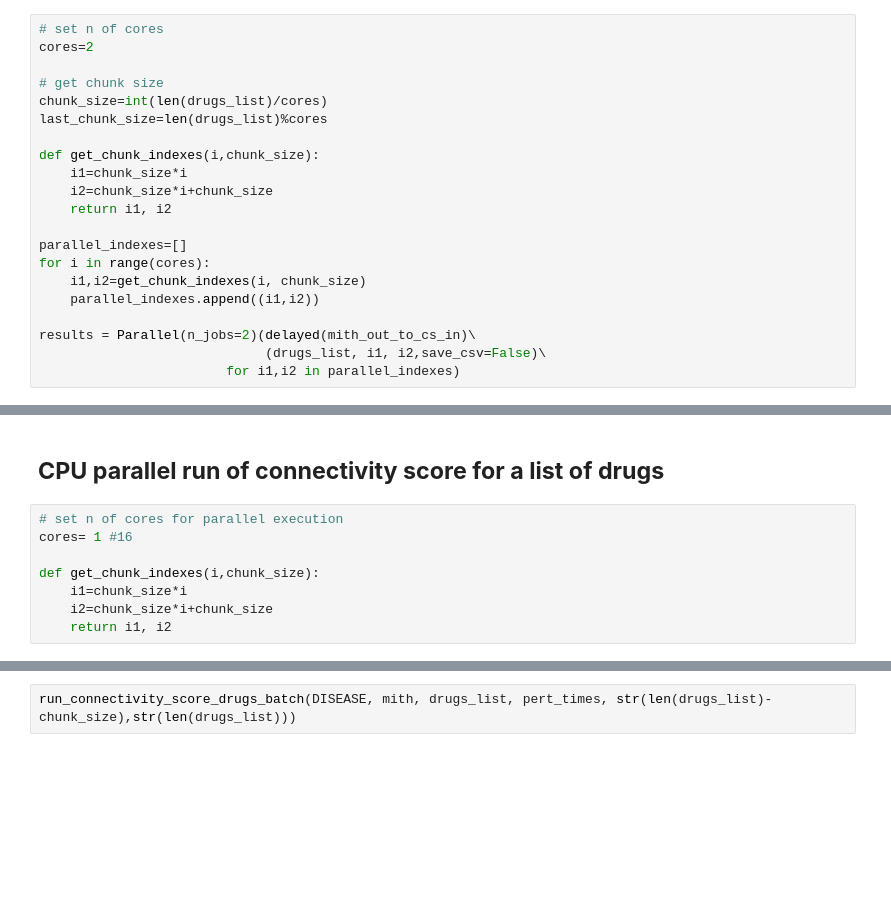
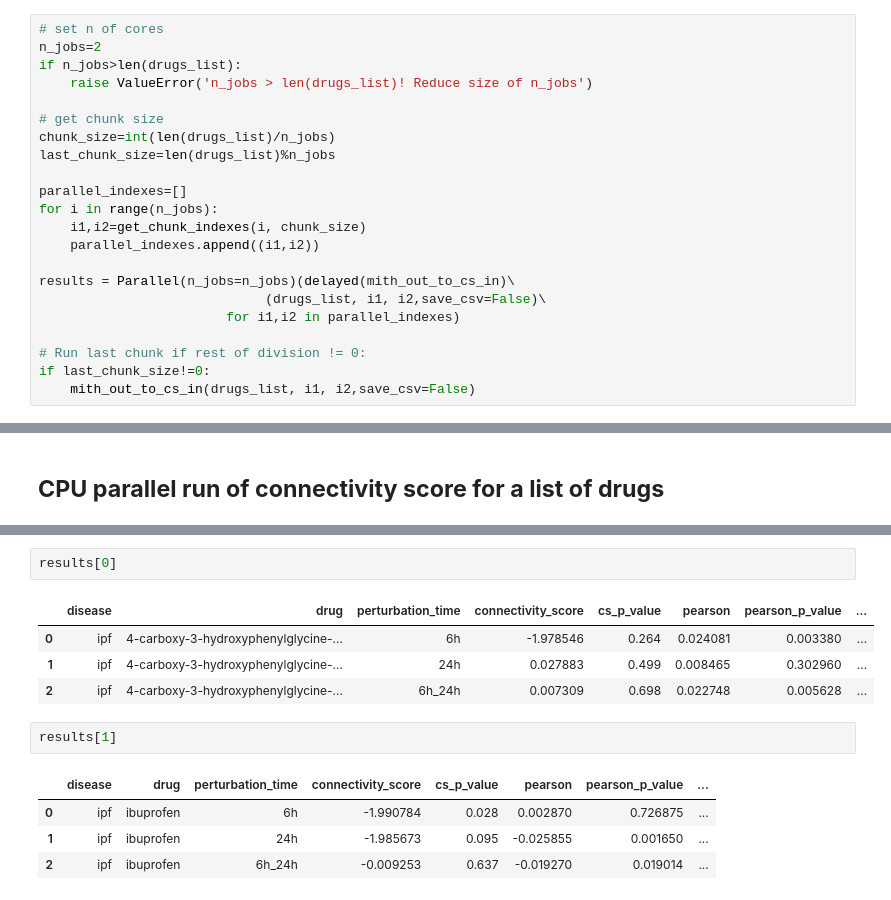
Before and after one commit to knowmics-lab/netcos, a Jupyter notebook: notebooks/NetCos_pipeline.ipynb, the cells around one changed output, grey strips where cells are left out. Cells and saved outputs as stored; diff of their text form; blank space fills up the shorter version.

Commit message:
added parallelization of CS

```diff
--- a/notebooks/NetCos_pipeline.ipynb
+++ b/notebooks/NetCos_pipeline.ipynb
@@ -421,22 +421,23 @@ time elapsed: 15.563587665557861
 ### Parallel run:
 # %%
 # set n of cores
-cores=2
+n_jobs=2
+if n_jobs>len(drugs_list):
+    raise ValueError('n_jobs > len(drugs_list)! Reduce size of n_jobs')
 
 # get chunk size
-chunk_size=int(len(drugs_list)/cores)
-last_chunk_size=len(drugs_list)%cores
-
-def get_chunk_indexes(i,chunk_size):
-    i1=chunk_size*i
-    i2=chunk_size*i+chunk_size
-    return i1, i2
+chunk_size=int(len(drugs_list)/n_jobs)
+last_chunk_size=len(drugs_list)%n_jobs
 
 parallel_indexes=[]
-for i in range(cores):
+for i in range(n_jobs):
     i1,i2=get_chunk_indexes(i, chunk_size)
     parallel_indexes.append((i1,i2))
 
-results = Parallel(n_jobs=2)(delayed(mith_out_to_cs_in)\
+results = Parallel(n_jobs=n_jobs)(delayed(mith_out_to_cs_in)\
                              (drugs_list, i1, i2,save_csv=False)\
                         for i1,i2 in parallel_indexes)
+
+# Run last chunk if rest of division != 0:
+if last_chunk_size!=0:
+    mith_out_to_cs_in(drugs_list, i1, i2,save_csv=False)
@@ -507,10 +625,2 @@ common disease genes 14812
 # %% [markdown]
 ## <b>CPU parallel run of connectivity score for a list of drugs
-# %%
-# set n of cores for parallel execution
-cores= 1 #16
-
-def get_chunk_indexes(i,chunk_size):
-    i1=chunk_size*i
-    i2=chunk_size*i+chunk_size
-    return i1, i2
@@ -611,2 +678,14 @@ last_chunk_size=len(drugs_list)%cores
-# %%
-run_connectivity_score_drugs_batch(DISEASE, mith, drugs_list, pert_times, str(len(drugs_list)-chunk_size),str(len(drugs_list)))
+# %%
+results[0]
+# %% [output]
+|  | disease | drug | perturbation_time | connectivity_score | cs_p_value | pearson | pearson_p_value | ... |
+| 0 | ipf | 4-carboxy-3-hydroxyphenylglycine-... | 6h | -1.978546 | 0.264 | 0.024081 | 0.003380 | ... |
+| 1 | ipf | 4-carboxy-3-hydroxyphenylglycine-... | 24h | 0.027883 | 0.499 | 0.008465 | 0.302960 | ... |
+| 2 | ipf | 4-carboxy-3-hydroxyphenylglycine-... | 6h_24h | 0.007309 | 0.698 | 0.022748 | 0.005628 | ... |
+# %%
+results[1]
+# %% [output]
+|  | disease | drug | perturbation_time | connectivity_score | cs_p_value | pearson | pearson_p_value | ... |
+| 0 | ipf | ibuprofen | 6h | -1.990784 | 0.028 | 0.002870 | 0.726875 | ... |
+| 1 | ipf | ibuprofen | 24h | -1.985673 | 0.095 | -0.025855 | 0.001650 | ... |
+| 2 | ipf | ibuprofen | 6h_24h | -0.009253 | 0.637 | -0.019270 | 0.019014 | ... |
```
Also changed, not shown: parts of 8 cells of this notebook.
